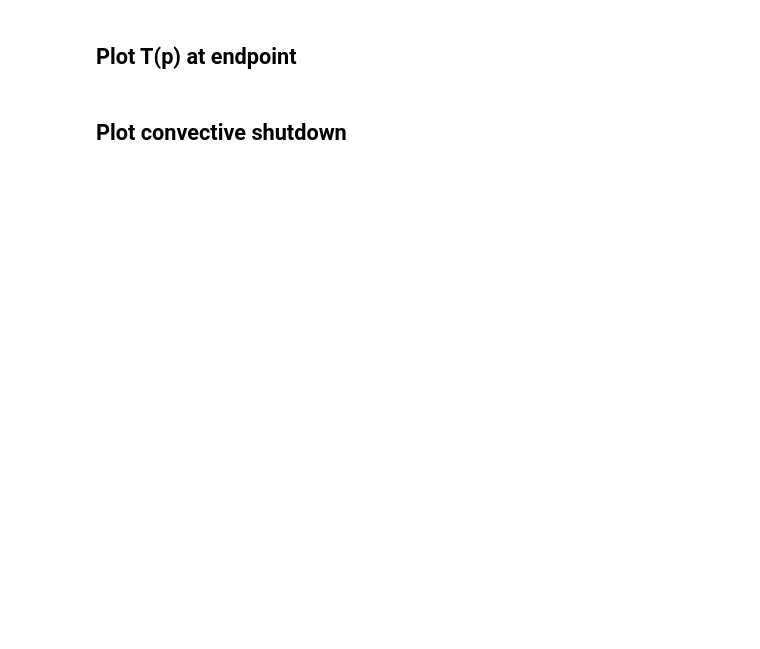
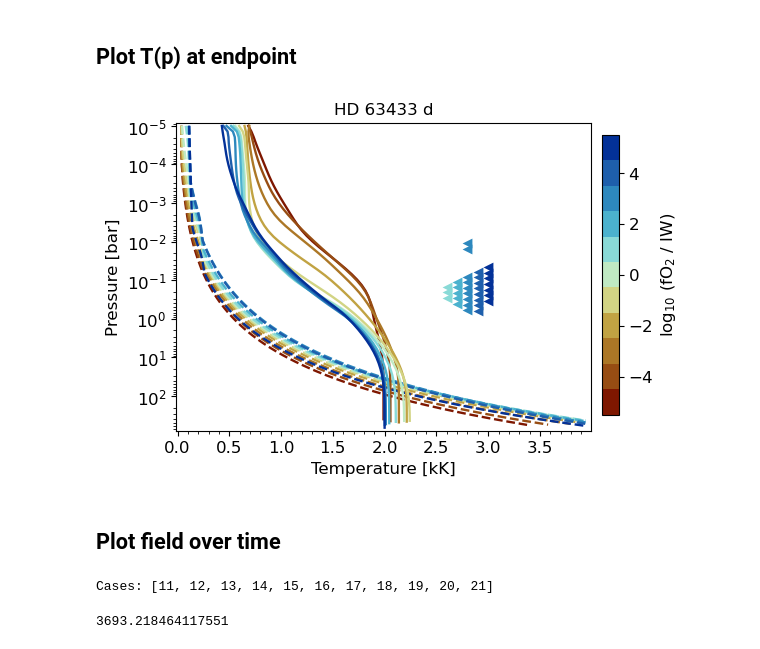
Before and after one commit to nichollsh/proteus_analysis, a Jupyter notebook: agni_vs_janus.ipynb, the cells around one changed output. Cells and saved outputs as stored; diff of their text form; code cells hidden in the pictures; blank space fills up the shorter version.

```diff
--- a/agni_vs_janus.ipynb
+++ b/agni_vs_janus.ipynb
@@ -284,34 +291,36 @@ for i in range(npoints):
     x = dat[idx]["tmpl"] / 1e3
     y = dat[idx]["pl"] * 1e-5
     ax.plot(x,y,label=lbl, linestyle=ls, c=col, zorder=i, lw=lw)
 
     ymax = max(ymax, np.amax(y))
     ymin = min(ymin, np.amin(y))
     xmax = max(xmax, np.amax(x))
     xmin = min(xmin, np.amin(x))
 
     y = y[mask]
-    x = np.ones(np.shape(y))*0.1*agni_i-0.15
-    ax.scatter(x,y, color=col, zorder=i, s=50, marker='>', edgecolors=(0,0,0,0), label="Convection")
+    x = np.ones(np.shape(y))*0.1*agni_i+2
+    ax.scatter(x,y, color=col, zorder=i, s=50, marker='<', edgecolors=(0,0,0,0), label="Convection")
 
 
 add_cbar(fig)
 ax.set_title(title, fontsize=12)
 
 # leg = make_legend(ax, lw=3.0)
 ax.set_xlabel("Temperature [kK]")
 
 ax.xaxis.set_major_locator(MultipleLocator(0.5))
 ax.xaxis.set_minor_locator(MultipleLocator(0.1))
 ax.set_xlim(left=xmin-0.05, right=xmax+0.05)
 
 ax.set_ylim(top=ymin/1.2, bottom=ymax*1.2)
 ax.set_yscale("log")
 ax.set_ylabel('Pressure [bar]')
 
 plt.show()
 
 for fmt in ["png","pdf"]:
     fig.savefig("output/agni_v_janus/profiles.%s"%fmt,bbox_inches='tight', dpi=300)
+# %% [output]
+[figure, added]
-# %% [markdown]
-## Plot convective shutdown
+# %% [markdown]
+## Plot field over time
@@ -317,0 +329,24 @@ for fmt in ["png","pdf"]:
+# %%
+# work out which indicies we want
+idxs_plot = []
+for i in range(npoints):
+    if lg.descend_get(conf[i],"atmos_clim.module") == "agni":
+        idxs_plot.append(i)
+indep_vals = [lg.descend_get(conf[i],indep_var) for i in idxs_plot]
+mask = np.argsort(indep_vals)
+idxs_plot = [idxs_plot[i] for i in mask]
+print("Cases:",idxs_plot)
+# %% [output]
+Cases: [11, 12, 13, 14, 15, 16, 17, 18, 19, 20, 21]
+# %%
+z_all = []
+for i in idxs_plot:
+    dat = data[i][1]
+    for j in range(len(dat)):
+        val = np.abs(dat[j][field])
+    z_all.extend(list(val))
+
+zmax = np.percentile(z_all, 99.9)
+print(zmax)
+# %% [output]
+3693.218464117551
```
Also changed, not shown: parts of 9 cells of this notebook.
